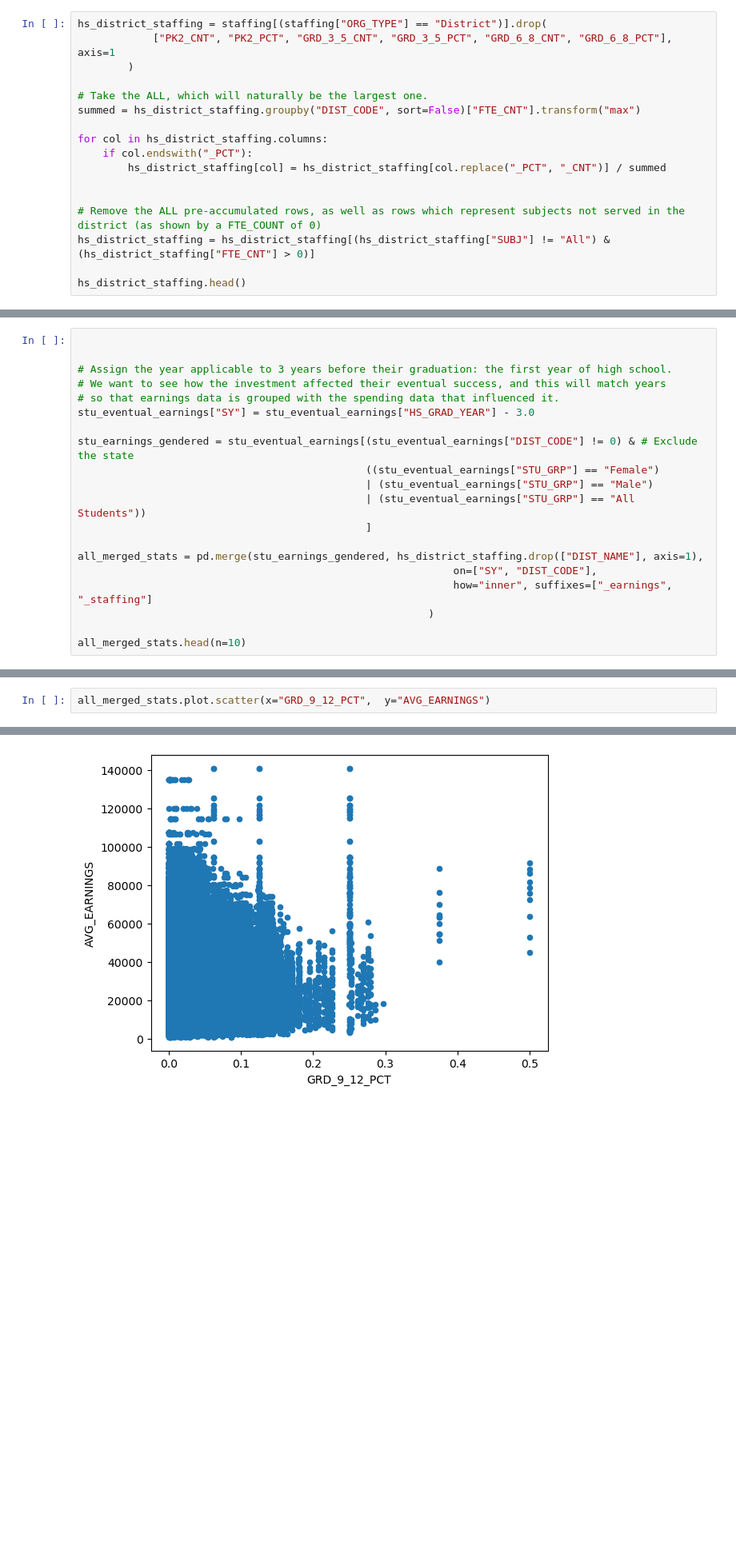
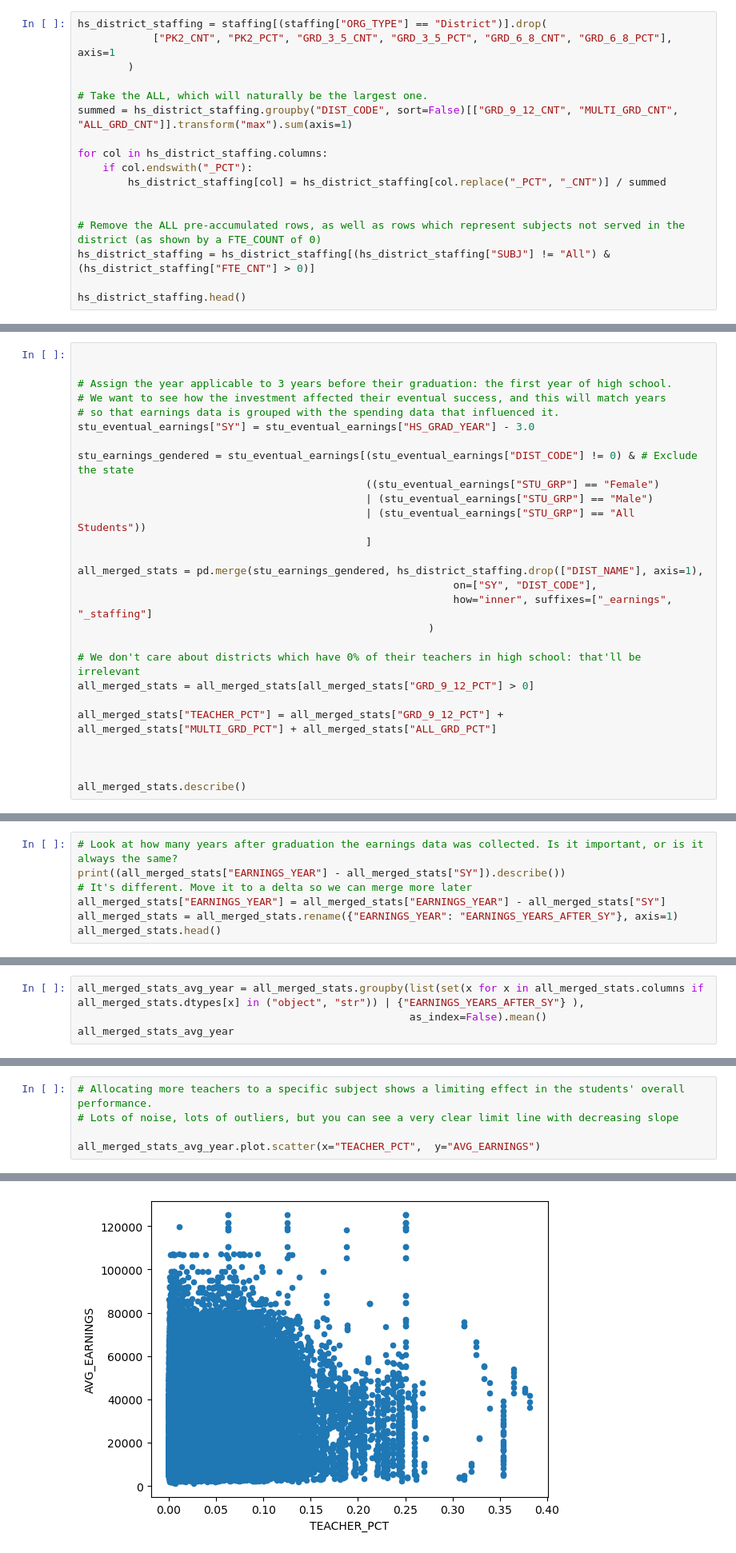
Before and after one commit to wilSecord/studio-projects, a Jupyter notebook: week3_girlsinc/explorin.ipynb, the cells around one changed output, grey strips where cells are left out. Shown at 80% size. Cells and saved outputs as stored; diff of their text form; blank space fills up the shorter version.

Commit message:
Calculate average earnings

```diff
--- a/week3_girlsinc/explorin.ipynb
+++ b/week3_girlsinc/explorin.ipynb
@@ -194,7 +194,7 @@ hs_district_staffing = staffing[(staffing["ORG_TYPE"] == "District")].drop(
         )
 
 # Take the ALL, which will naturally be the largest one.
-summed = hs_district_staffing.groupby("DIST_CODE", sort=False)["FTE_CNT"].transform("max")
+summed = hs_district_staffing.groupby("DIST_CODE", sort=False)[["GRD_9_12_CNT", "MULTI_GRD_CNT", "ALL_GRD_CNT"]].transform("max").sum(axis=1)
 
 for col in hs_district_staffing.columns:
     if col.endswith("_PCT"):
@@ -231,5 +231,12 @@ all_merged_stats = pd.merge(stu_earnings_gendered, hs_district_staffing.drop(["D
                                                             how="inner", suffixes=["_earnings", "_staffing"]
                                                         )
 
-all_merged_stats.head(n=10)
+# We don't care about districts which have 0% of their teachers in high school: that'll be irrelevant
+all_merged_stats = all_merged_stats[all_merged_stats["GRD_9_12_PCT"] > 0]
+
+all_merged_stats["TEACHER_PCT"] = all_merged_stats["GRD_9_12_PCT"] + all_merged_stats["MULTI_GRD_PCT"] + all_merged_stats["ALL_GRD_PCT"]
+
+
+
+all_merged_stats.describe()
 # %% [output]
@@ -246,0 +252,7 @@ all_merged_stats.head(n=10)
+# %%
+# Look at how many years after graduation the earnings data was collected. Is it important, or is it always the same?
+print((all_merged_stats["EARNINGS_YEAR"] - all_merged_stats["SY"]).describe())
+# It's different. Move it to a delta so we can merge more later
+all_merged_stats["EARNINGS_YEAR"] = all_merged_stats["EARNINGS_YEAR"] - all_merged_stats["SY"]
+all_merged_stats = all_merged_stats.rename({"EARNINGS_YEAR": "EARNINGS_YEARS_AFTER_SY"}, axis=1)
+all_merged_stats.head()
@@ -246,0 +276,4 @@ all_merged_stats.head(n=10)
+# %%
+all_merged_stats_avg_year = all_merged_stats.groupby(list(set(x for x in all_merged_stats.columns if all_merged_stats.dtypes[x] in ("object", "str")) | {"EARNINGS_YEARS_AFTER_SY"} ),
+                                                     as_index=False).mean()
+all_merged_stats_avg_year
@@ -247,3 +314,6 @@ all_merged_stats.head(n=10)
 # %%
-all_merged_stats.plot.scatter(x="GRD_9_12_PCT",  y="AVG_EARNINGS")
+# Allocating more teachers to a specific subject shows a limiting effect in the students' overall performance.
+# Lots of noise, lots of outliers, but you can see a very clear limit line with decreasing slope
+
+all_merged_stats_avg_year.plot.scatter(x="TEACHER_PCT",  y="AVG_EARNINGS")
 # %% [output]
@@ -251 +321 @@ all_merged_stats.plot.scatter(x="GRD_9_12_PCT",  y="AVG_EARNINGS")
-[figure, old version]
+[figure, new version]
```
Also changed, not shown: parts of 6 cells of this notebook.
